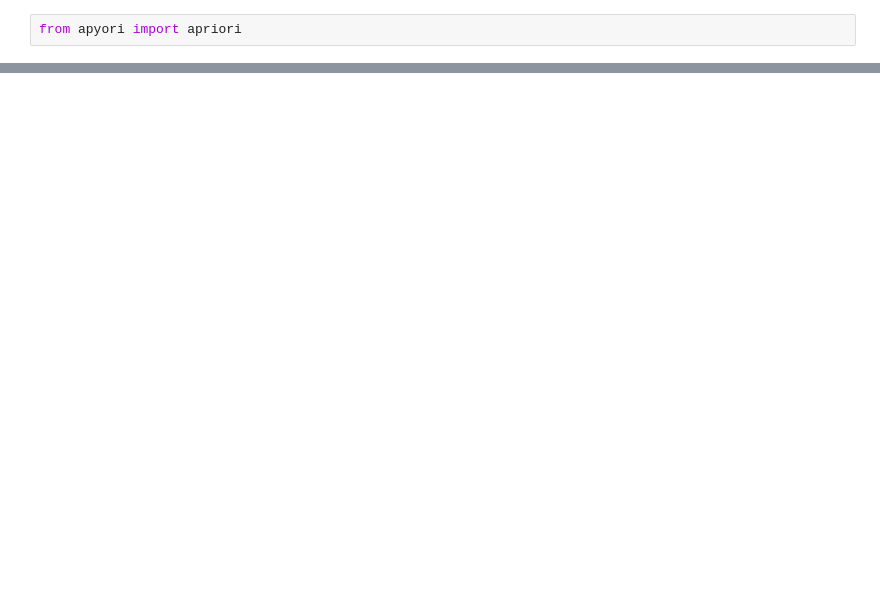
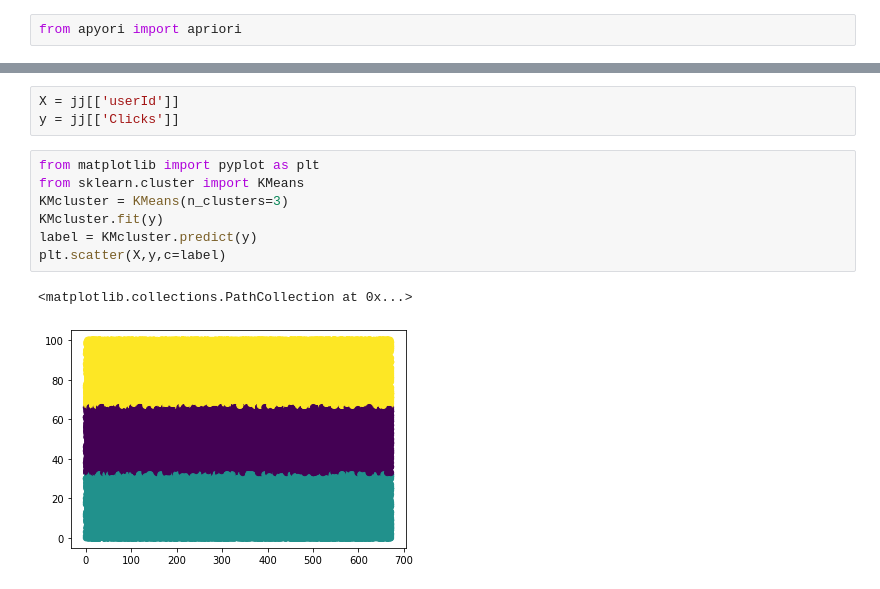
Before and after one commit to Chanita-Su/KKU_Data_Mining, a Jupyter notebook: JOB.ipynb, the cells around one changed output, grey strips where cells are left out. Drawn from its saved outputs; the diff is of its cells as text; blank space fills up the shorter version.

```diff
--- a/JOB.ipynb
+++ b/JOB.ipynb
@@ -126,0 +127,13 @@ list(apriori(asso,min_support=0.9,min_confidence=0.99))
+# %%
+X = jj[['userId']]
+y = jj[['Clicks']]
+# %%
+from matplotlib import pyplot as plt
+from sklearn.cluster import KMeans
+KMcluster = KMeans(n_clusters=3)
+KMcluster.fit(y)
+label = KMcluster.predict(y)
+plt.scatter(X,y,c=label)
+# %% [output]
+<matplotlib.collections.PathCollection at 0x...>
+[figure, added]
```
Also changed, not shown: parts of 4 cells of this notebook.
